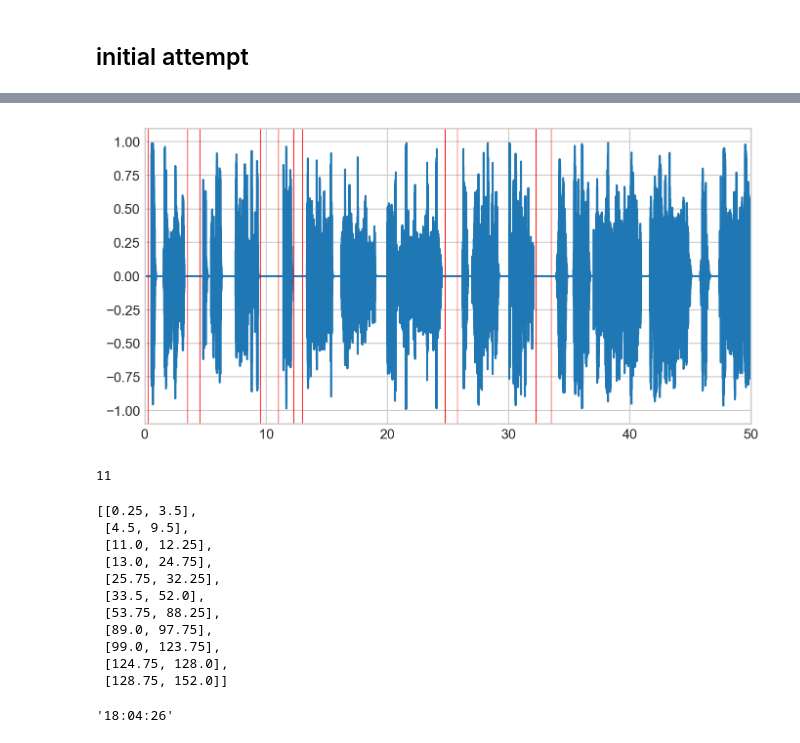
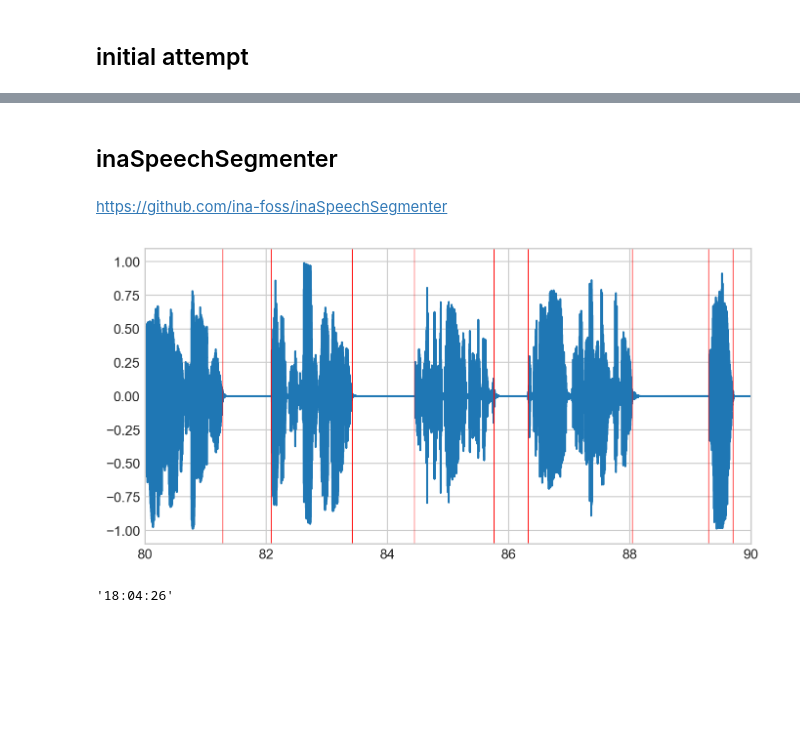
Before and after one commit to geraldgong/speech_shadowing, a Jupyter notebook: speech_shadowing.ipynb, the cells around one changed output, grey strips where cells are left out. Cells and saved outputs as stored; diff of their text form; code cells hidden in the pictures; blank space fills up the shorter version.

```diff
--- a/speech_shadowing.ipynb
+++ b/speech_shadowing.ipynb
@@ -298,21 +52,29 @@ def silence_removal(signal,
-# %%
-segments = silence_removal(data[:,0], fs, 0.5, 0.25, 1, 0.1, True)
-print(len(segments))
-segments
-# %% [output]
-[figure, removed]
-11
-[[0.25, 3.5],
- [4.5, 9.5],
- [11.0, 12.25],
- [13.0, 24.75],
- [25.75, 32.25],
- [33.5, 52.0],
- [53.75, 88.25],
- [89.0, 97.75],
- [99.0, 123.75],
- [124.75, 128.0],
- [128.75, 152.0]]
+# %% [markdown]
+## inaSpeechSegmenter
+# %% [markdown]
+https://github.com/ina-foss/inaSpeechSegmenter
+# %%
+# Load the API (Current warning is related to h5py and has no consequences)
+from inaSpeechSegmenter import Segmenter, seg2csv
+seg = Segmenter()
+# %%
+segments = seg(filename)
+pd_segments = pd.DataFrame(segments).rename(columns={0:'Class', 1:'Start', 2:'Stop'})
+# %%
+# visulise signal
+fig, ax = plt.subplots(1, 1, figsize=(8,4))
+ax.plot(pd_data['seconds'], pd_data['channel_1'])
+pd_pause = pd_segments[pd_segments.Class == 'noEnergy']
+for i in range(len(pd_pause)):
+    ax.axvline(x=pd_pause.iloc[i]['Start'], color='red', lw=0.5)
+    ax.axvline(x=pd_pause.iloc[i]['Stop'], color='red', lw=0.5)
+
+ax.set_xlim([80, 90])
+plt.rc("figure", dpi=100)
+plt.style.use("seaborn-whitegrid")
+plt.show()
+# %% [output]
+[figure, added]
 # %%
 # str(datetime.timedelta(seconds=65066))
 # apt-get install ffmpeg libavcodec-extra
```
Also changed, not shown: parts of 5 cells of this notebook, 1 other file.
